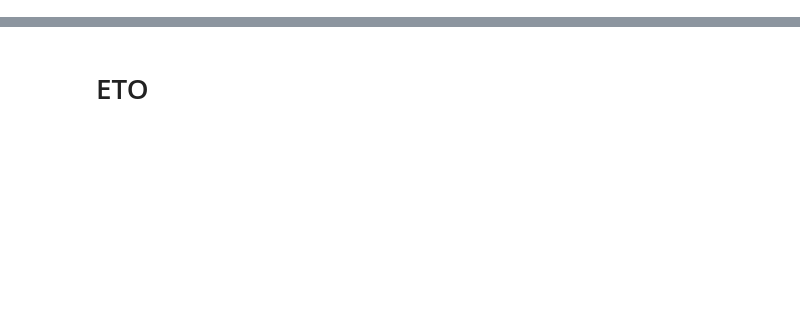
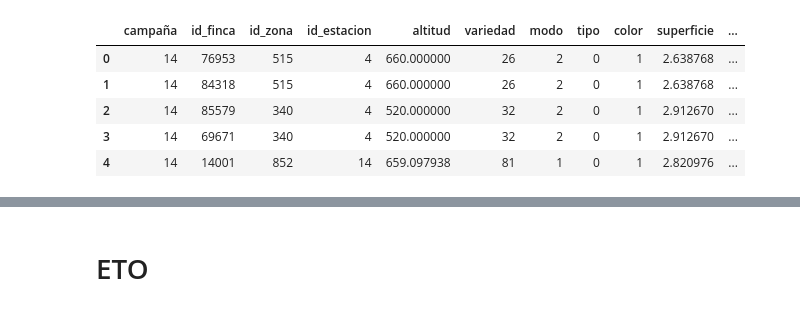
Before and after one commit to vitostamatti/datathon-cajamar-malbecs, a Jupyter notebook: notebooks/malbecs/malbecs.ipynb, the cells around one changed output, grey strips where cells are left out. Saved outputs shown, nothing was run; the diff lists cells and outputs as text; code cells hidden in the pictures; blank space fills up the shorter version.

```diff
--- a/notebooks/malbecs/malbecs.ipynb
+++ b/notebooks/malbecs/malbecs.ipynb
@@ -10,6 +10,15 @@ final_wine_path = "../../data/final/wine_final.csv"
 wine_data = wine_pr.load_wine_dataset(raw_wine_path)
 # %%
 wine_data = wine_pr.preproces_wine_data(wine_data,output_path=pro_wine_path)
+# %%
+wine_data.head()
+# %% [output]
+|  | campaña | id_finca | id_zona | id_estacion | altitud | variedad | modo | tipo | color | superficie | ... |
+| 0 | 14 | 76953 | 515 | 4 | 660.000000 | 26 | 2 | 0 | 1 | 2.638768 | ... |
+| 1 | 14 | 84318 | 515 | 4 | 660.000000 | 26 | 2 | 0 | 1 | 2.638768 | ... |
+| 2 | 14 | 85579 | 340 | 4 | 520.000000 | 32 | 2 | 0 | 1 | 2.912670 | ... |
+| 3 | 14 | 69671 | 340 | 4 | 520.000000 | 32 | 2 | 0 | 1 | 2.912670 | ... |
+| 4 | 14 | 14001 | 852 | 14 | 659.097938 | 81 | 1 | 0 | 1 | 2.820976 | ... |
 # %%
 wine_data = wine_fe.feateng_wine_data(wine_data,output_path=final_wine_path)
 # %%
```
Also changed, not shown: parts of 13 cells of this notebook, 8 other files.
